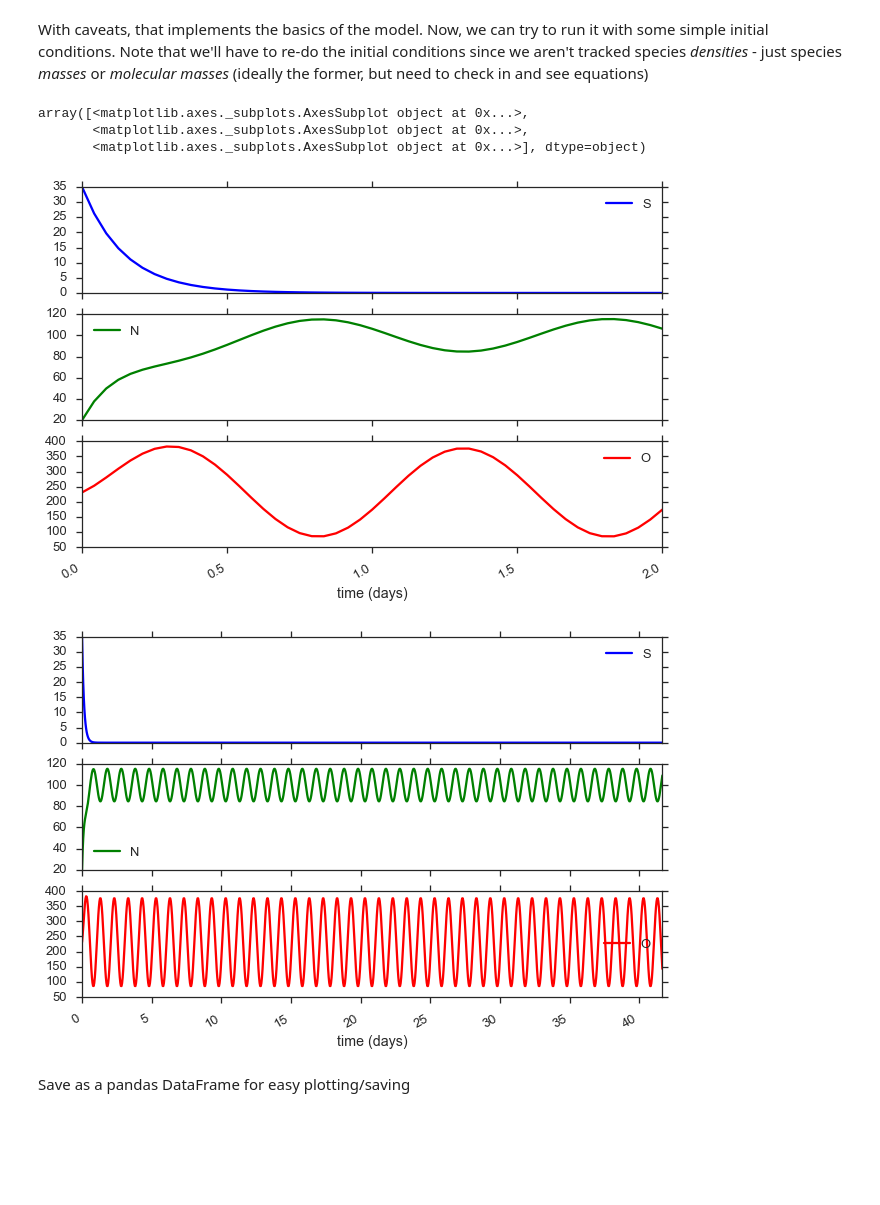
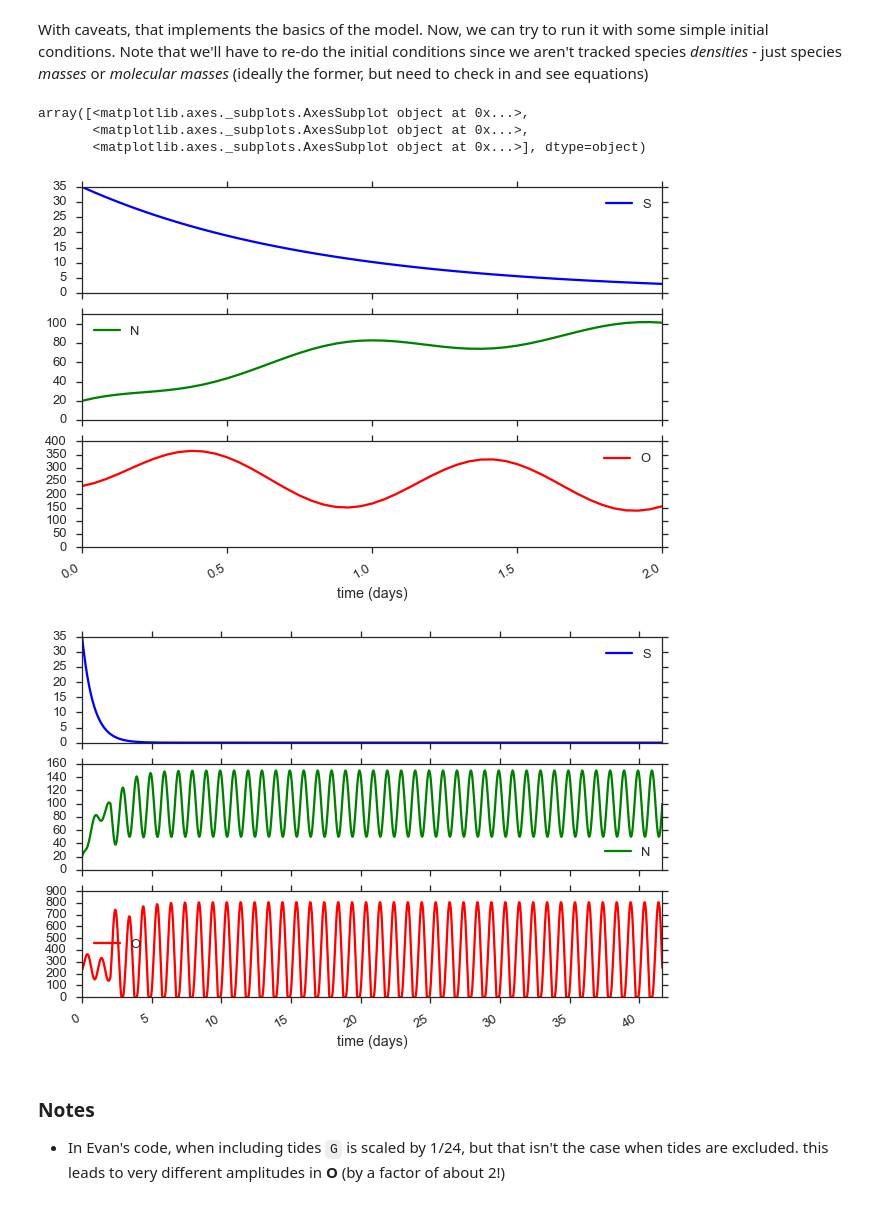
Before and after one commit to darothen/blb_estuary, a Jupyter notebook: development.ipynb, the cells around one changed output. Saved outputs shown, nothing was run; the diff lists cells and outputs as text; code cells hidden in the pictures; blank space fills up the shorter version.

Commit message:
Isolated differences in Evan's code; fully reproduced now

```diff
--- a/development.ipynb
+++ b/development.ipynb
@@ -113,11 +113,11 @@ def box_model_ode(y, t, tide_func=lambda t: 0,
     #       production code (post-spin-up), this is scaled by the mean
     #       N value from the past 24 hours divided by the ocean N
     #       levels
-    J = P*(125.*16./154.)*np.sin(2.*np.pi*(t + 0.75)/24.) # mmol/m2/day
-    #J /= 24 # day-1 -> h-1
+    J = P_scale*P*(125.*16./154.)*np.sin(2.*np.pi*(t + 0.75)/24.) # mmol/m2/day
+    # J /= 24 # day-1 -> h-1
 
     # 3) Estuary avg surface exchange area
-    A = V/z
+    A = V0/z
 
     # 4) Current molar concentrations of N and O (to mmol / m3)
     S = S/V
@@ -142,9 +142,11 @@ def box_model_ode(y, t, tide_func=lambda t: 0,
     dN_dt = -J*A - river_flow_rate*V0*(N - N_river) \
           + tidal_N_contrib
     dO_dt = J*(154./16.)*A + (G/24.)*(O_river - O)*A \
-          - river_flow_rate*V0*(O - O_river) \
+          - river_flow_rate*V*(O - O_river) \
           + tidal_O_contrib
 
+#     print(J, A, tidal_flow, O, O_river, dO_dt)
+
     return np.array([dV_dt, dS_dt, dN_dt, dO_dt])
 # %% [markdown]
 With caveats, that implements the basics of the model. Now, we can try to run it with some simple initial conditions. Note that we'll have to re-do the initial conditions since we aren't tracked species *densities* - just species *masses* or *molecular masses* (ideally the former, but need to check in and see equations)
@@ -165,7 +167,7 @@ model_kwargs = dict(V0=V0, #tide_func=tidal_flow,
                     S_ocean=S0, N_ocean=N0, O_ocean=O0)
 
 dt = 1.0 # hours
-t0, t_end = 0., 1000., #24.*50 # hours
+t0, t_end = 0., 1000, #24.*50 # hours
 t_spinup = 24.*2 # hours
 
 # Euler integration loop
@@ -187,36 +189,34 @@ while t < t_end:
     t += dt
     new_y = y + dt*box_model_ode(y, t, **model_kwargs)
 
     # Correct non-physical V/S/N/O (< 0)
     new_y[new_y < 0] = 0.
 
     # Save output onto stack
     out_y = np.vstack([out_y, new_y])
     ts.append(t)
 
 out = out_y[:]
 ts = np.array(ts)
 
 # Convert to DataFrame
 df = pd.DataFrame(data=out, columns=['V', 'S', 'N', 'O'],
                   dtype=np.float32,
                   index=pd.Index(ts/24., name='time (days)'))
 
 # Convert S -> kg/m3, N/O -> mmol/m3
 df.S /= df.V
 df.N /= df.V
 df.O /= df.V
 
 # Convert V -> percentage change relative to initial/avg
 df.V = 100*(df.V - V0)/V0
 
-df[['S', 'N', 'O']].ix[:2.].plot(subplots=True, sharex=True)
-df[['S', 'N', 'O']].plot(subplots=True, sharex=True)
+df[['S', 'N', 'O']].ix[:2.].plot(subplots=True, sharex=True, ylim=0)
+df[['S', 'N', 'O']].plot(subplots=True, sharex=True, ylim=0)
 # %% [output]
 array([<matplotlib.axes._subplots.AxesSubplot object at 0x...>,
        <matplotlib.axes._subplots.AxesSubplot object at 0x...>,
        <matplotlib.axes._subplots.AxesSubplot object at 0x...>], dtype=object)
-[figure, old version]
+[figure, new version]
-[figure, old version]
+[figure, new version]
-# %% [markdown]
-Save as a pandas DataFrame for easy plotting/saving
@@ -224,0 +223,4 @@ df['S']
+# %% [markdown]
+### Notes
+
+- In Evan's code, when including tides `G`  is scaled by 1/24, but that isn't the case when tides are excluded. this leads to very different amplitudes in **O** (by a factor of about 2!)
```
Also changed, not shown: parts of 1 cell of this notebook.
